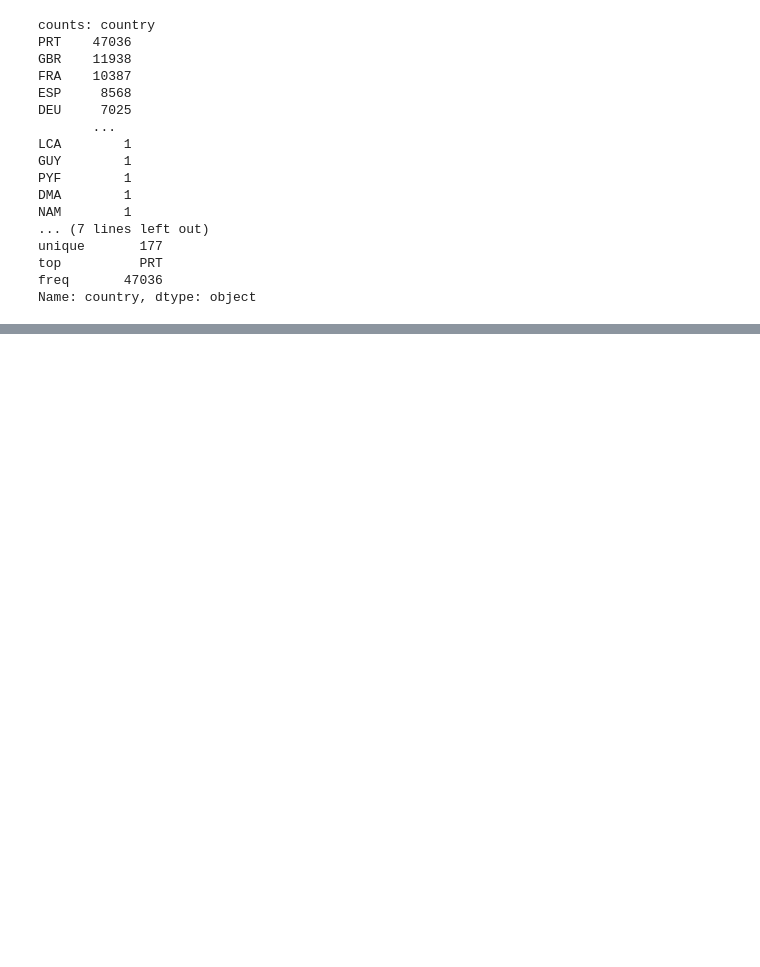
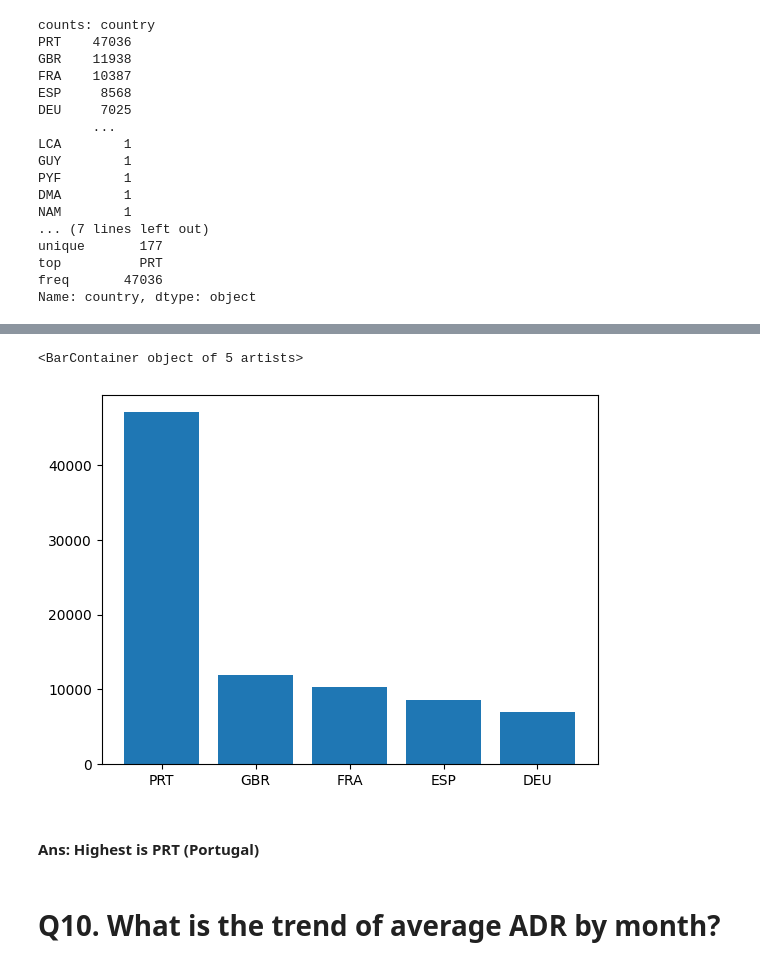
Before and after one commit to soni-vaishnavi/AU_Project, a Jupyter notebook: Project/main.ipynb, the cells around one changed output, grey strips where cells are left out. Cells and saved outputs as stored; diff of their text form; code cells hidden in the pictures; blank space fills up the shorter version.

```diff
--- a/Project/main.ipynb
+++ b/Project/main.ipynb
@@ -765,3 +765,5 @@ unique       177
 top          PRT
 freq       47036
 Name: country, dtype: object
+# %%
+top=hotel['country'].value_counts().sort_values(ascending=False).head(5)
@@ -767,0 +780,9 @@ Name: country, dtype: object
+# %%
+plt.bar(top.index, top.values)
+# %% [output]
+<BarContainer object of 5 artists>
+[figure, added]
+# %% [markdown]
+#### Ans: Highest is PRT (Portugal)
+# %% [markdown]
+# Q10. What is the trend of average ADR by month?
```
Also changed, not shown: parts of 25 cells of this notebook.
